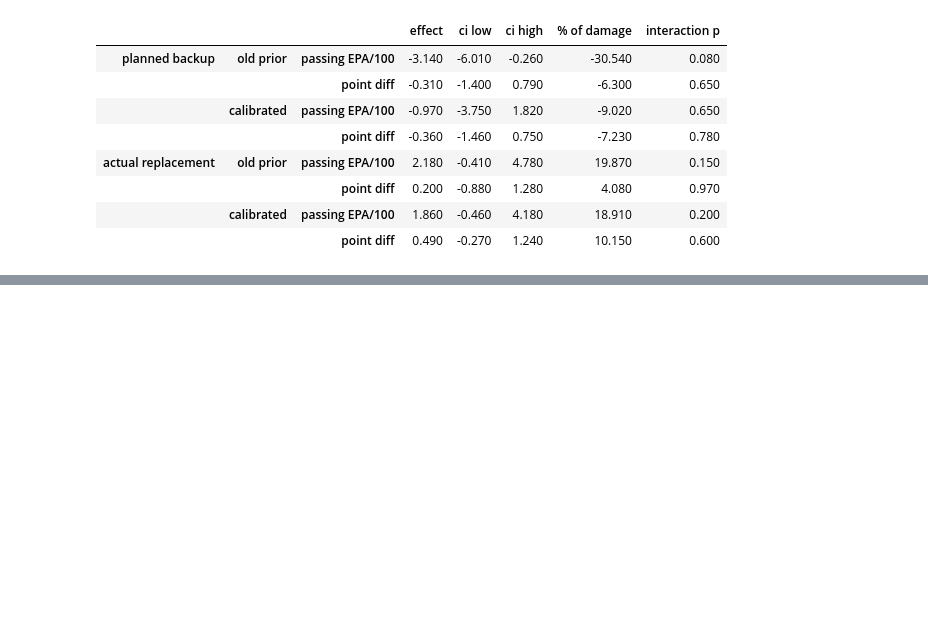
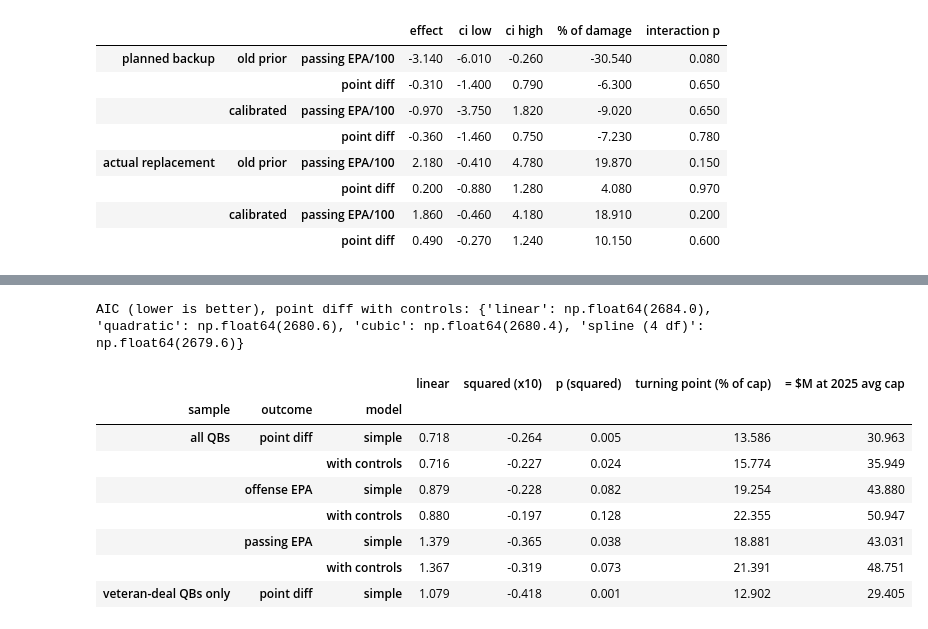
Before and after one commit to noahfighter883/nfl-position-value, a Jupyter notebook: analysis.ipynb, the cells around one changed output, grey strips where cells are left out. Drawn from its saved outputs; the diff is of its cells as text; code cells hidden in the pictures; blank space fills up the shorter version.

```diff
--- a/analysis.ipynb
+++ b/analysis.ipynb
@@ -1069,0 +1112,30 @@ calibrated prior among replacements with 100+ plays: slope 0.99, 1 SD = 4.4; mec
+# %%
+# the pre-specified test: add a squared term. A negative squared term means the payoff per extra dollar shrinks as the QB's share rises.
+CTRL = " + ".join(f"{p}_st" for p in POS if p != "QB") + " + ST_pct"
+ts["qb_sq"] = ts.QB_st ** 2 / 10
+avg25 = ts[ts.season == 2025].tracked_cap_m.mean()
+rows = []
+for data, dlab in [(ts, "all QBs"), (ts[ts.rookie == 0], "veteran-deal QBs only")]:
+    for y, ylab in [("pt_diff_pg", "point diff"), ("off", "offense EPA"), ("off_pass", "passing EPA")]:
+        for spec, rhs in [("simple", "QB_st + qb_sq"), ("with controls", "QB_st + qb_sq + " + CTRL)]:
+            if dlab != "all QBs" and (ylab != "point diff" or spec != "simple"): continue
+            m = fit(f"{y} ~ {rhs}", data); b1, b2 = m.params["QB_st"], m.params["qb_sq"]
+            turn = -b1 / (2 * b2 / 10) if b2 < 0 else np.nan
+            rows.append({"sample": dlab, "outcome": ylab, "model": spec, "linear": b1, "squared (x10)": b2, "p (squared)": m.pvalues["qb_sq"],
+                         "turning point (% of cap)": turn, "= $M at 2025 avg cap": turn / 100 * avg25})
+curv = pd.DataFrame(rows).set_index(["sample", "outcome", "model"])
+aic = {lab: smf.ols(f"pt_diff_pg ~ {rhs} + {CTRL} + C(season)", ts).fit().aic for lab, rhs in
+       [("linear", "QB_st"), ("quadratic", "QB_st + qb_sq"), ("cubic", "QB_st + qb_sq + I(QB_st**3/100)"), ("spline (4 df)", "cr(QB_st, df=4, constraints='center')")]}
+print("AIC (lower is better), point diff with controls:", {k: round(v, 1) for k, v in aic.items()})
+curv.round(3)
+# %% [output]
+AIC (lower is better), point diff with controls: {'linear': np.float64(2684.0), 'quadratic': np.float64(2680.6), 'cubic': np.float64(2680.4), 'spline (4 df)': np.float64(2679.6)}
+|  |  |  | linear | squared (x10) | p (squared) | turning point (% of cap) | = $M at 2025 avg cap |
+| sample | outcome | model |  |  |  |  |  |
+| all QBs | point diff | simple | 0.718 | -0.264 | 0.005 | 13.586 | 30.963 |
+|  |  | with controls | 0.716 | -0.227 | 0.024 | 15.774 | 35.949 |
+|  | offense EPA | simple | 0.879 | -0.228 | 0.082 | 19.254 | 43.880 |
+|  |  | with controls | 0.880 | -0.197 | 0.128 | 22.355 | 50.947 |
+|  | passing EPA | simple | 1.379 | -0.365 | 0.038 | 18.881 | 43.031 |
+|  |  | with controls | 1.367 | -0.319 | 0.073 | 21.391 | 48.751 |
+| veteran-deal QBs only | point diff | simple | 1.079 | -0.418 | 0.001 | 12.902 | 29.405 |
```
Also changed, not shown: parts of 6 cells of this notebook, 3 other files.
